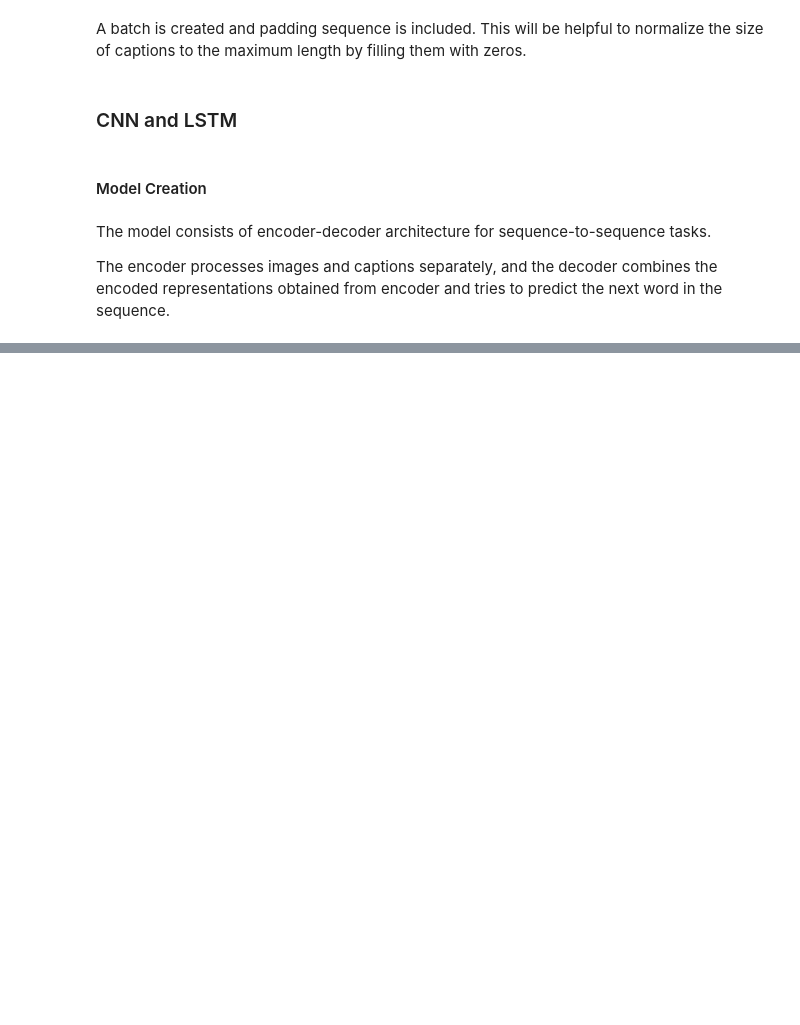
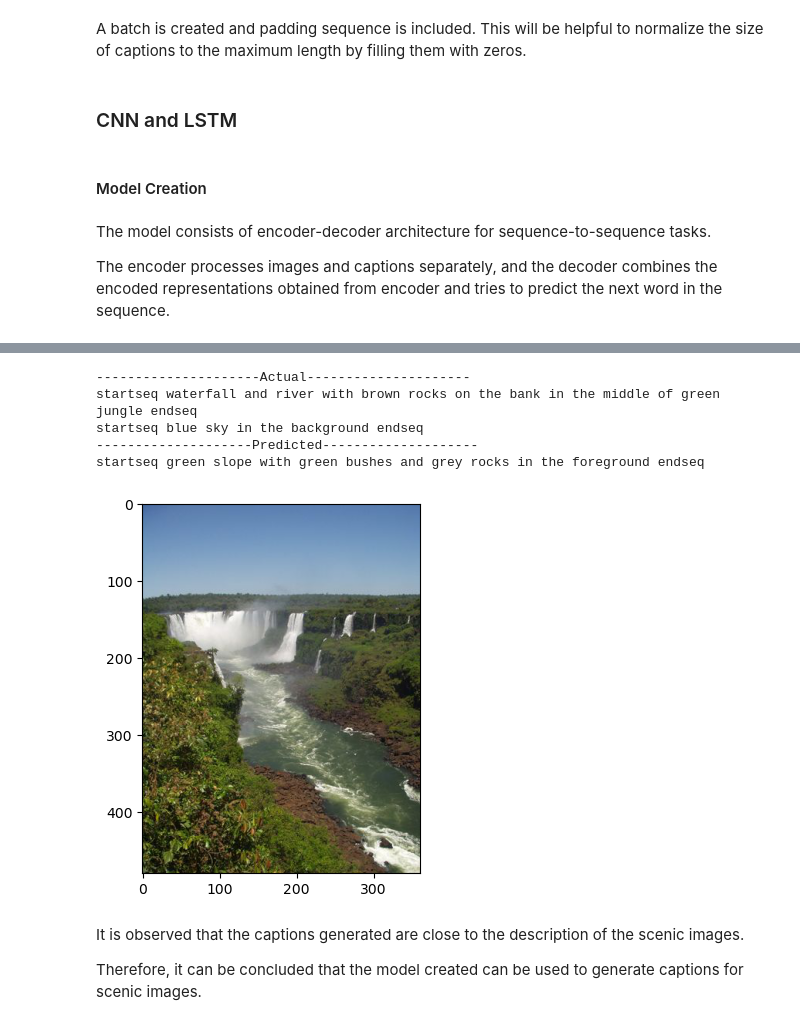
Before and after one commit to bhavanakv/ImageCaptionGenerator, a Jupyter notebook: ImageCaptionGenerator.ipynb, the cells around one changed output, grey strips where cells are left out. Cells and saved outputs as stored; diff of their text form; code cells hidden in the pictures; blank space fills up the shorter version.

```diff
--- a/ImageCaptionGenerator.ipynb
+++ b/ImageCaptionGenerator.ipynb
@@ -313,0 +459,13 @@ model.save('model.h5')
+# %%
+generate_caption('17917.jpg')
+# %% [output]
+---------------------Actual---------------------
+startseq waterfall and river with brown rocks on the bank in the middle of green jungle endseq
+startseq blue sky in the background endseq
+--------------------Predicted--------------------
+startseq green slope with green bushes and grey rocks in the foreground endseq
+[figure, added]
+# %% [markdown]
+It is observed that the captions generated are close to the description of the scenic images.
+
+Therefore, it can be concluded that the model created can be used to generate captions for scenic images.
```
Also changed, not shown: parts of 24 cells of this notebook.
